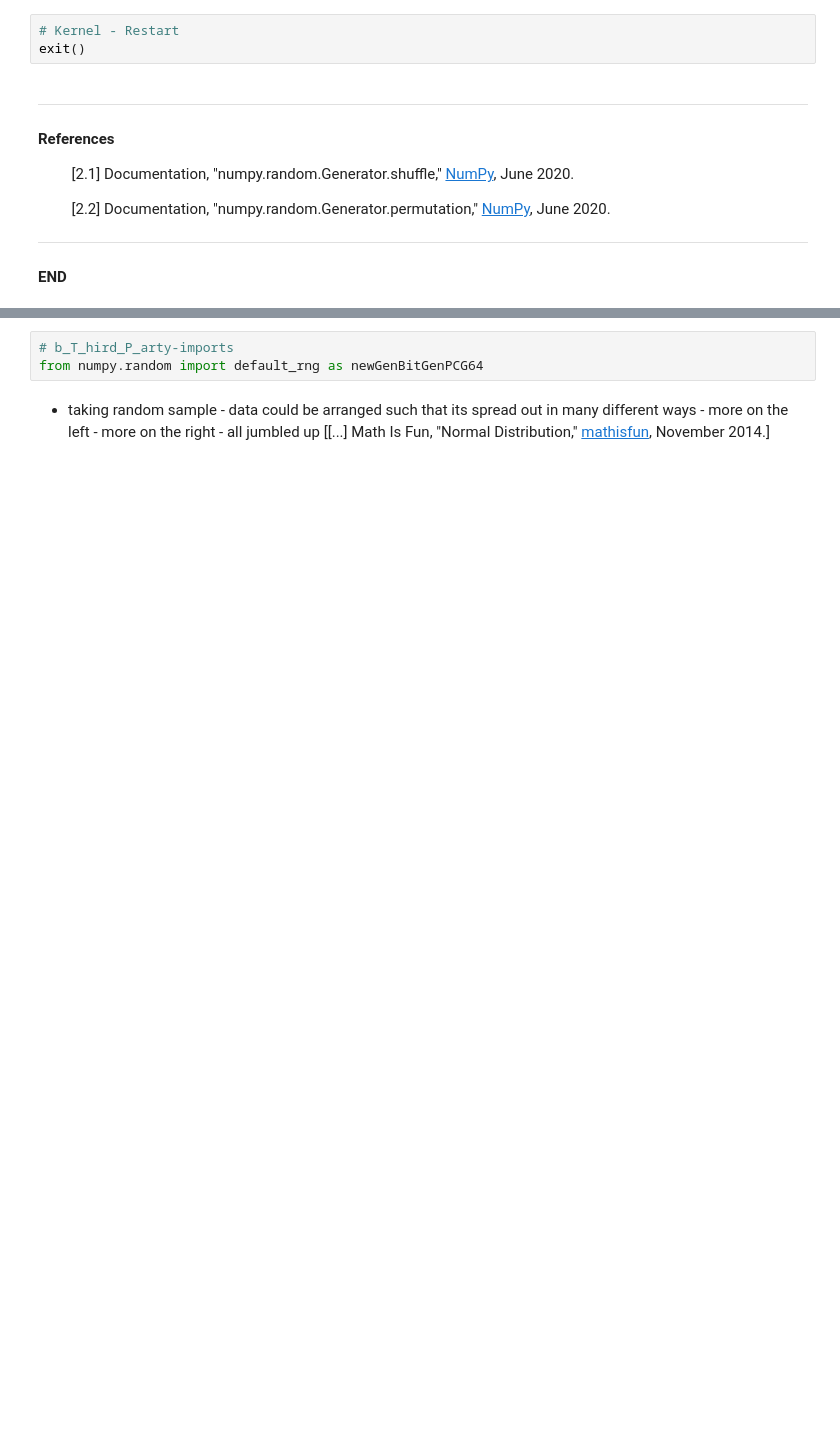
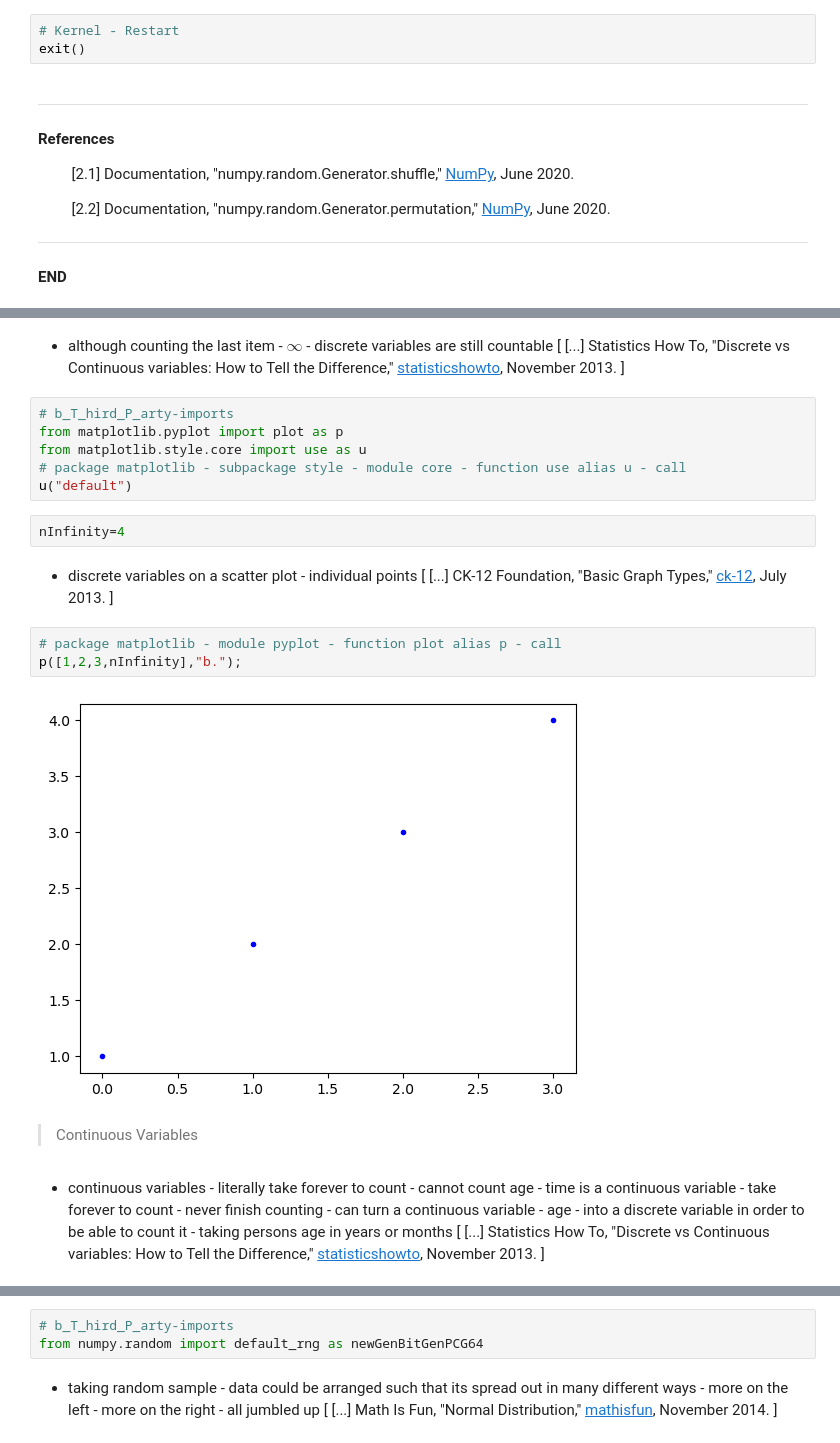
Before and after one commit to E6985/pda-numpy-random, a Jupyter notebook: Programming-for-Data-Analysis-Assignment-2020.ipynb, the cells around one changed output, grey strips where cells are left out. Cells and saved outputs as stored; diff of their text form; blank space fills up the shorter version.

```diff
--- a/Programming-for-Data-Analysis-Assignment-2020.ipynb
+++ b/Programming-for-Data-Analysis-Assignment-2020.ipynb
@@ -152,0 +195,27 @@ exit()
+# %% [markdown]
+- although counting the last item - $\infty$ - discrete variables are still countable [
+[...] Statistics How To, "Discrete vs Continuous variables: How to Tell the Difference," [statisticshowto](https://web.archive.org/web/20201108073006/https://www.statisticshowto.com/probability-and-statistics/statistics-definitions/discrete-vs-continuous-variables), November 2013.
+]
+# %%
+# b_T_hird_P_arty-imports
+from matplotlib.pyplot import plot as p
+from matplotlib.style.core import use as u
+# package matplotlib - subpackage style - module core - function use alias u - call
+u("default")
+# %%
+nInfinity=4
+# %% [markdown]
+- discrete variables on a scatter plot - individual points [
+[...] CK-12 Foundation, "Basic Graph Types," [ck-12](http://web.archive.org/web/20201108091523/https://www.ck12.org/statistics/graphs-for-discrete-and-for-continuous-data/lesson/Basic-Graph-Types-BSC-PST), July 2013.
+]
+# %%
+# package matplotlib - module pyplot - function plot alias p - call
+p([1,2,3,nInfinity],"b.");
+# %% [output]
+[figure, added]
+# %% [markdown]
+> Continuous Variables
+# %% [markdown]
+- continuous variables - literally take forever to count - cannot count age - time is a continuous variable - take forever to count - never finish counting - can turn a continuous variable - age - into a discrete variable in order to be able to count it - taking persons age in years or months [
+[...] Statistics How To, "Discrete vs Continuous variables: How to Tell the Difference," [statisticshowto](https://web.archive.org/web/20201108073006/https://www.statisticshowto.com/probability-and-statistics/statistics-definitions/discrete-vs-continuous-variables), November 2013.
+]
```
Also changed, not shown: parts of 50 cells of this notebook, 2 other files.
